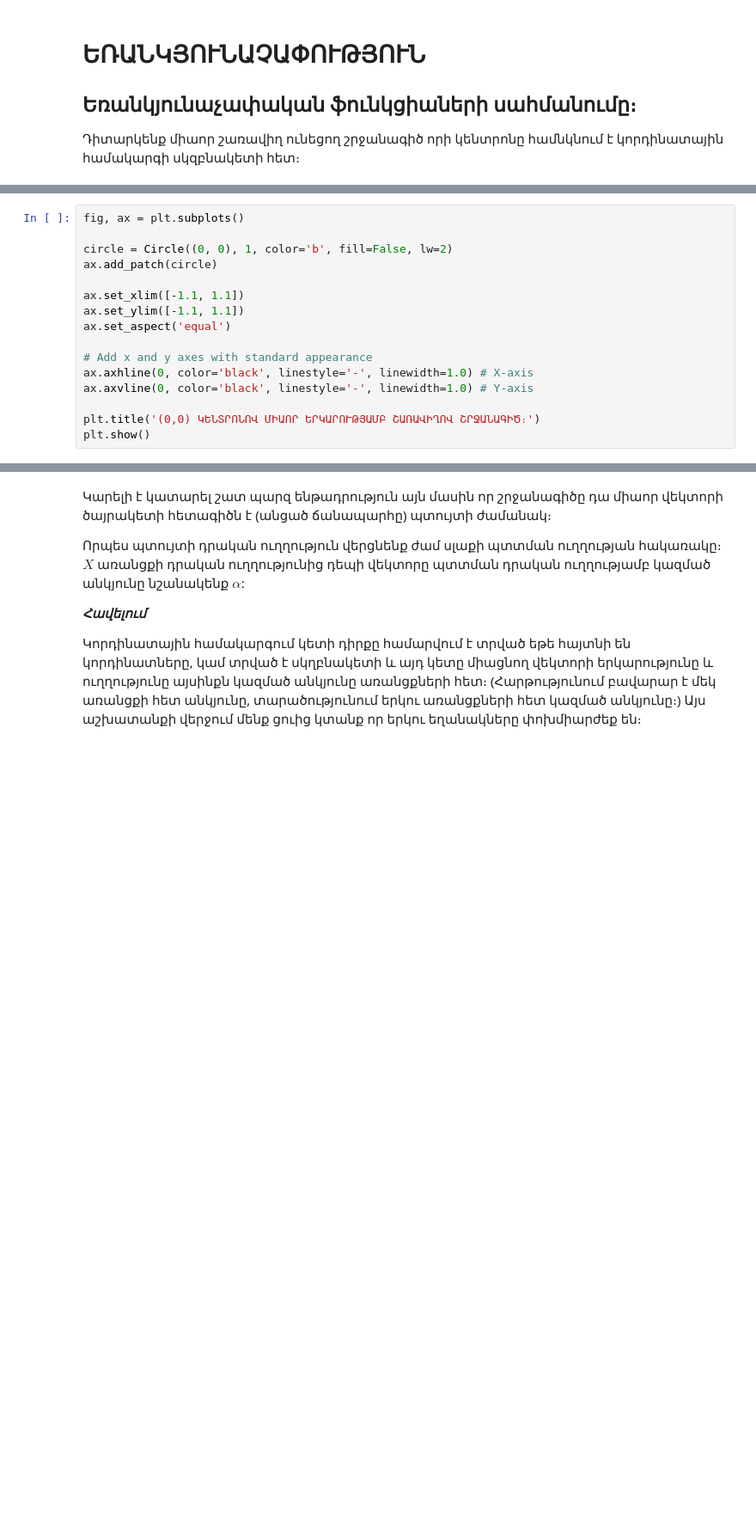
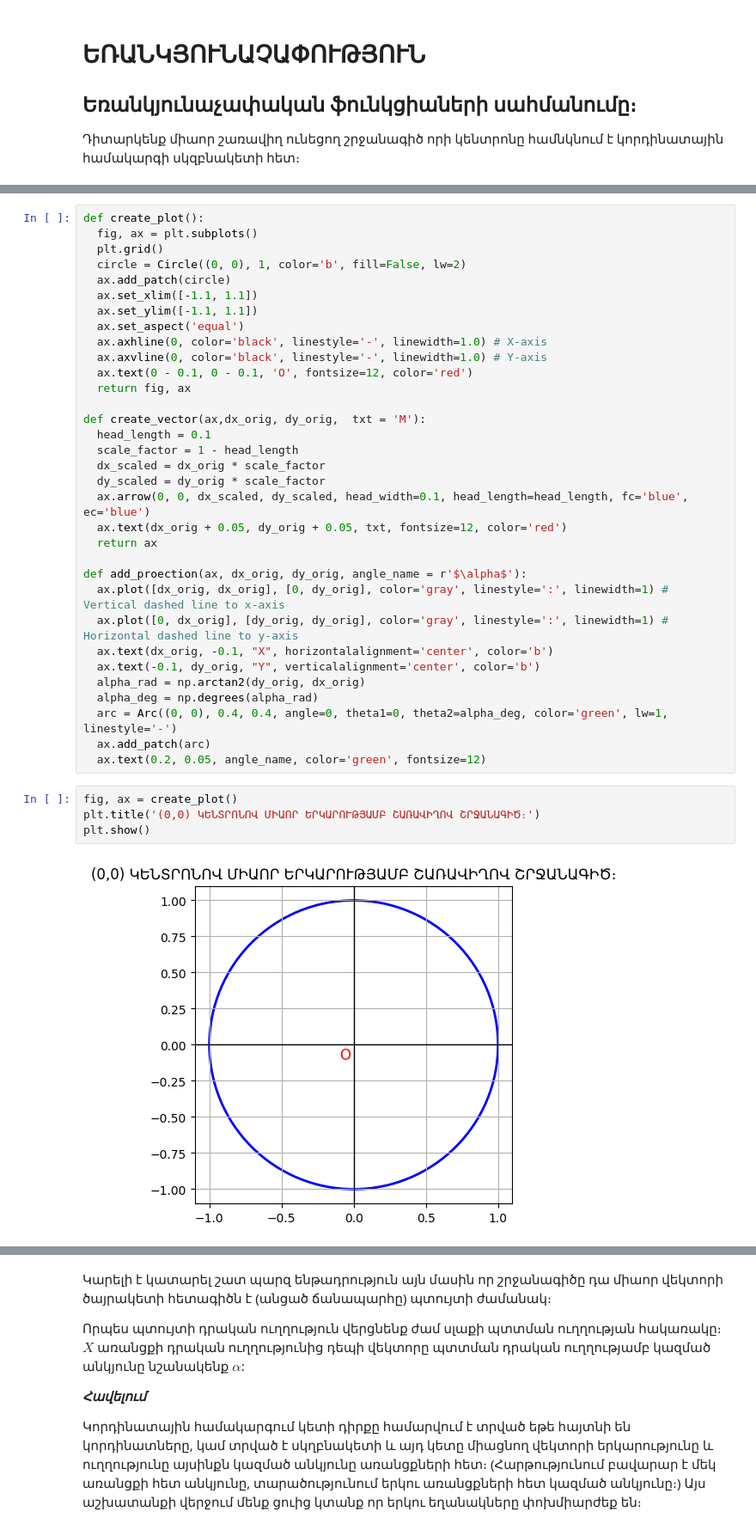
Before and after one commit to alexo-ux/math, a Jupyter notebook: 10_class/trigonometry.ipynb, the cells around one changed output, grey strips where cells are left out. Shown at 86% size. Drawn from its saved outputs; the diff is of its cells as text; blank space fills up the shorter version.

```diff
--- a/10_class/trigonometry.ipynb
+++ b/10_class/trigonometry.ipynb
@@ -13,17 +13,40 @@ import plotly.express as px
-# %%
-fig, ax = plt.subplots()
-
-circle = Circle((0, 0), 1, color='b', fill=False, lw=2)
-ax.add_patch(circle)
-
-ax.set_xlim([-1.1, 1.1])
-ax.set_ylim([-1.1, 1.1])
-ax.set_aspect('equal')
-
-# Add x and y axes with standard appearance
-ax.axhline(0, color='black', linestyle='-', linewidth=1.0) # X-axis
-ax.axvline(0, color='black', linestyle='-', linewidth=1.0) # Y-axis
-
-plt.title('(0,0) ԿԵՆՏՐՈՆՈՎ ՄԻԱՈՐ ԵՐԿԱՐՈՒԹՅԱՄԲ ՇԱՌԱՎԻՂՈՎ ՇՐՋԱՆԱԳԻԾ։')
-plt.show()
+# %%
+def create_plot():
+  fig, ax = plt.subplots()
+  plt.grid()
+  circle = Circle((0, 0), 1, color='b', fill=False, lw=2)
+  ax.add_patch(circle)
+  ax.set_xlim([-1.1, 1.1])
+  ax.set_ylim([-1.1, 1.1])
+  ax.set_aspect('equal')
+  ax.axhline(0, color='black', linestyle='-', linewidth=1.0) # X-axis
+  ax.axvline(0, color='black', linestyle='-', linewidth=1.0) # Y-axis
+  ax.text(0 - 0.1, 0 - 0.1, 'O', fontsize=12, color='red')
+  return fig, ax
+
+def create_vector(ax,dx_orig, dy_orig,  txt = 'M'):
+  head_length = 0.1
+  scale_factor = 1 - head_length
+  dx_scaled = dx_orig * scale_factor
+  dy_scaled = dy_orig * scale_factor
+  ax.arrow(0, 0, dx_scaled, dy_scaled, head_width=0.1, head_length=head_length, fc='blue', ec='blue')
+  ax.text(dx_orig + 0.05, dy_orig + 0.05, txt, fontsize=12, color='red')
+  return ax
+
+def add_proection(ax, dx_orig, dy_orig, angle_name = r'$\alpha$'):
+  ax.plot([dx_orig, dx_orig], [0, dy_orig], color='gray', linestyle=':', linewidth=1) # Vertical dashed line to x-axis
+  ax.plot([0, dx_orig], [dy_orig, dy_orig], color='gray', linestyle=':', linewidth=1) # Horizontal dashed line to y-axis
+  ax.text(dx_orig, -0.1, "X", horizontalalignment='center', color='b')
+  ax.text(-0.1, dy_orig, "Y", verticalalignment='center', color='b')
+  alpha_rad = np.arctan2(dy_orig, dx_orig)
+  alpha_deg = np.degrees(alpha_rad)
+  arc = Arc((0, 0), 0.4, 0.4, angle=0, theta1=0, theta2=alpha_deg, color='green', lw=1, linestyle='-')
+  ax.add_patch(arc)
+  ax.text(0.2, 0.05, angle_name, color='green', fontsize=12)
+# %%
+fig, ax = create_plot()
+plt.title('(0,0) ԿԵՆՏՐՈՆՈՎ ՄԻԱՈՐ ԵՐԿԱՐՈՒԹՅԱՄԲ ՇԱՌԱՎԻՂՈՎ ՇՐՋԱՆԱԳԻԾ։')
+plt.show()
+# %% [output]
+[figure, added]
 # %% [markdown]
```
Also changed, not shown: parts of 29 cells of this notebook, 1 other file.
